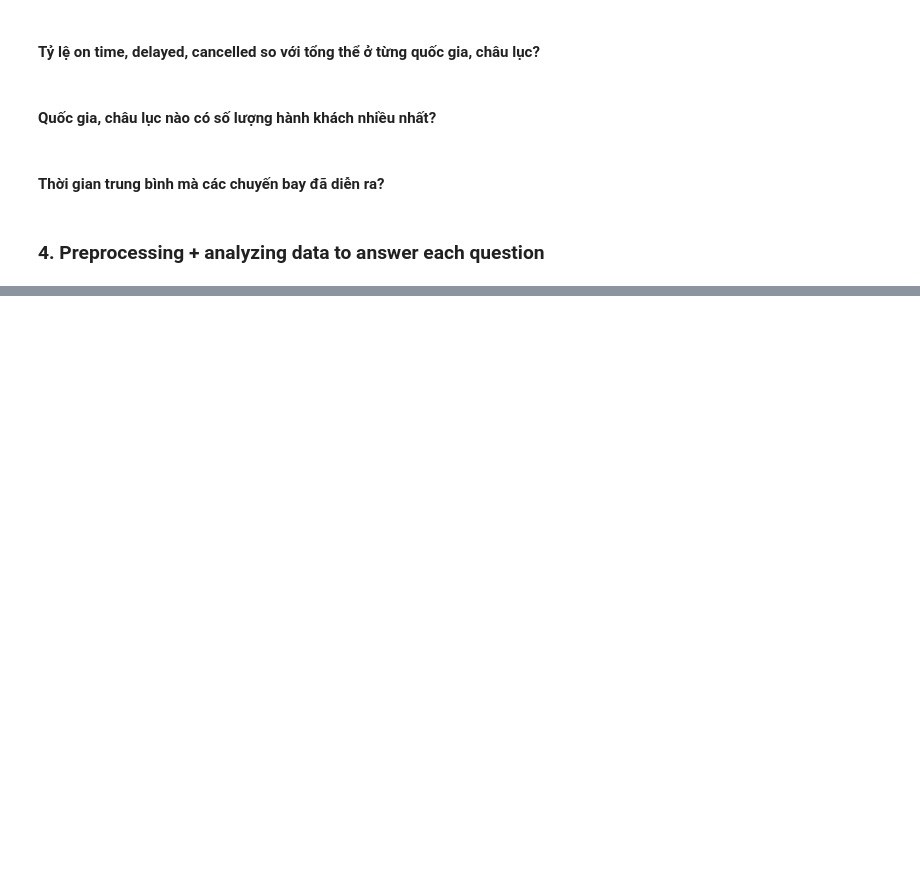
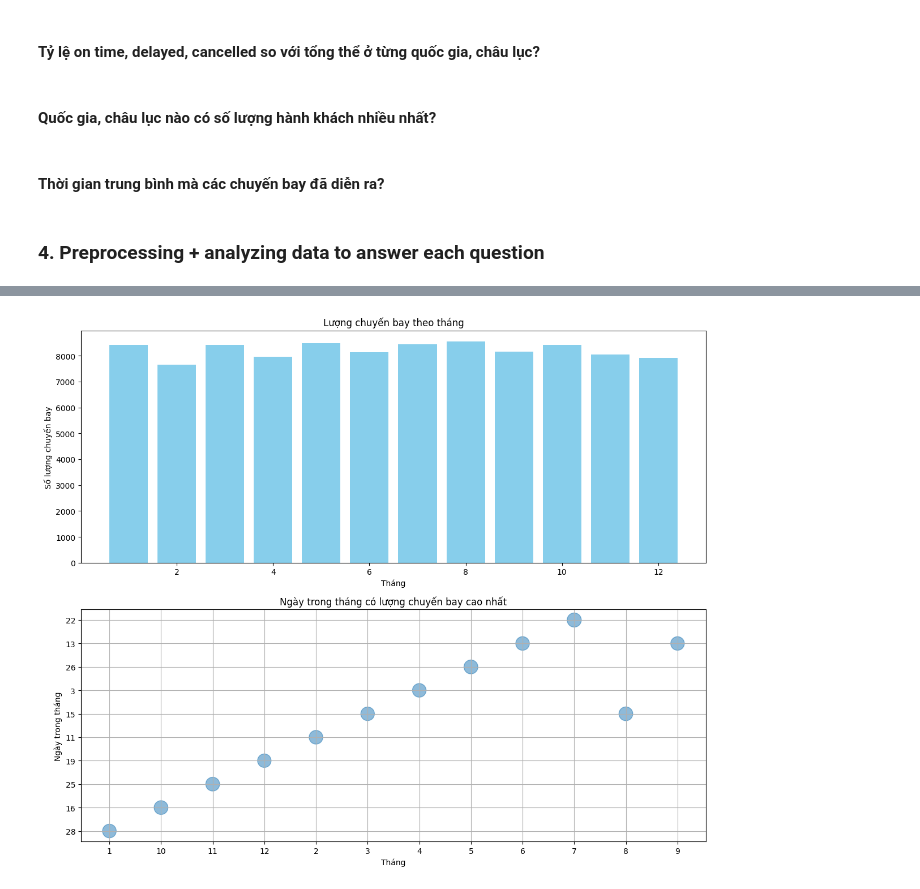
Before and after one commit to BaoDias2505/ProgramingForDataScience, a Jupyter notebook: 21127221_21127583.ipynb, the cells around one changed output, grey strips where cells are left out. Cells and saved outputs as stored; diff of their text form; code cells hidden in the pictures; blank space fills up the shorter version.

```diff
--- a/21127221_21127583.ipynb
+++ b/21127221_21127583.ipynb
@@ -269,0 +413,5 @@ dtype: int64
+# %%
+monthly_flights = data.groupby('month')['Passenger ID'].count().reset_index()
+monthly_flights['month'] = monthly_flights['month'].astype(int)
+
+monthly_flights = monthly_flights.sort_values(by='month')
@@ -269,0 +424,2 @@ dtype: int64
+# %%
+daily_flights = data.groupby(['month', 'day'])['Passenger ID'].count().reset_index()
@@ -269,0 +428,23 @@ dtype: int64
+# %%
+max_day_info = daily_flights.loc[daily_flights.groupby('month')['Passenger ID'].idxmax()]
+# %%
+# Trực quan hóa kết quả
+fig, axes = plt.subplots(nrows=2, ncols=1, figsize=(12, 10))
+
+# Biểu đồ 1: Lượng chuyến bay theo tháng
+axes[0].bar(monthly_flights['month'], monthly_flights['Passenger ID'], color='skyblue')
+axes[0].set_title('Lượng chuyến bay theo tháng')
+axes[0].set_xlabel('Tháng')
+axes[0].set_ylabel('Số lượng chuyến bay')
+
+# Biểu đồ 2: Lượng chuyến bay theo ngày trong tháng
+axes[1].scatter(max_day_info['month'], max_day_info['day'], s=max_day_info['Passenger ID'], alpha=0.5)
+axes[1].set_title('Ngày trong tháng có lượng chuyến bay cao nhất')
+axes[1].set_xlabel('Tháng')
+axes[1].set_ylabel('Ngày trong tháng')
+axes[1].grid(True)
+
+plt.tight_layout()
+plt.show()
+# %% [output]
+[figure, added]
```
Also changed, not shown: parts of 29 cells of this notebook.
